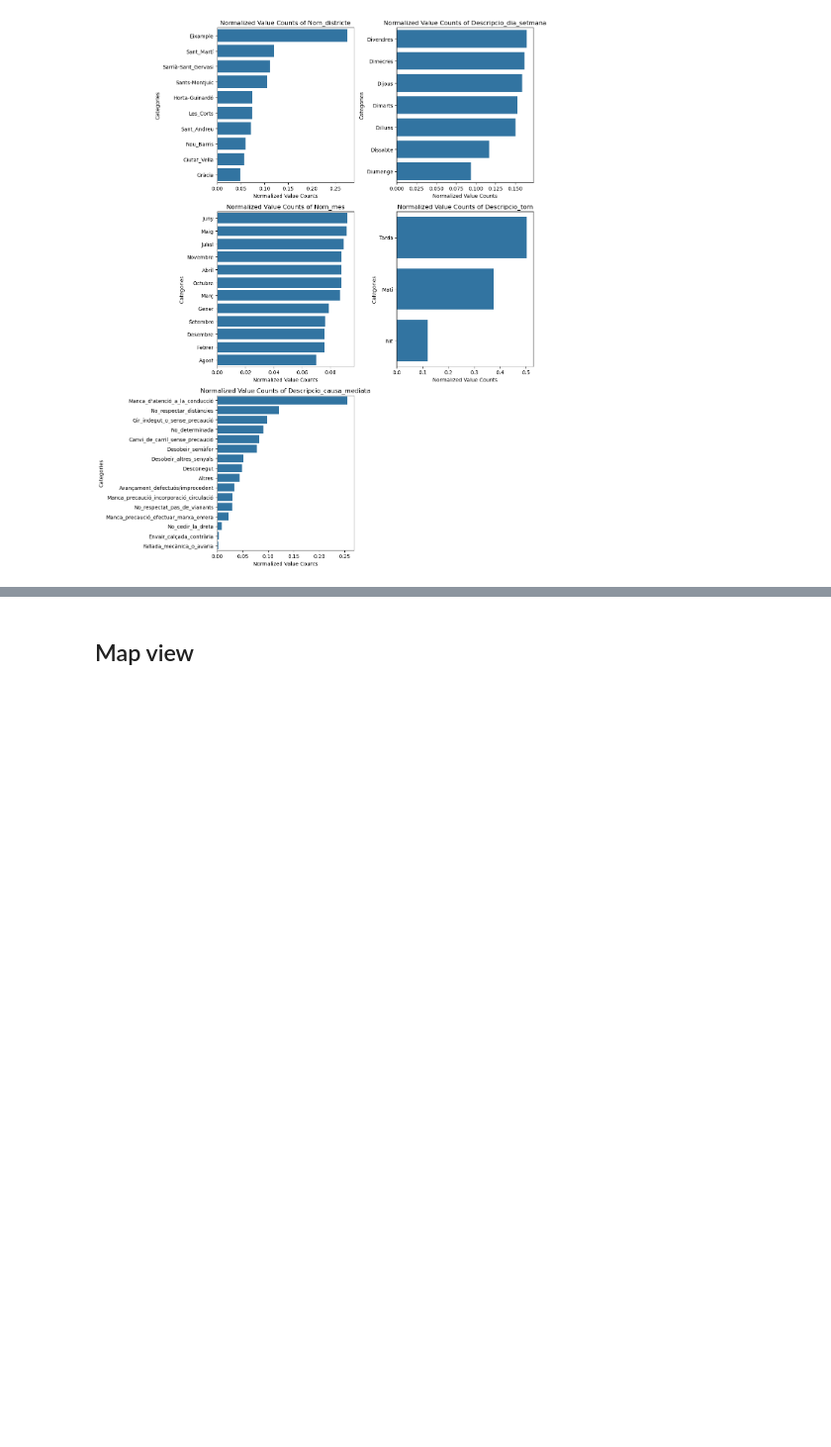
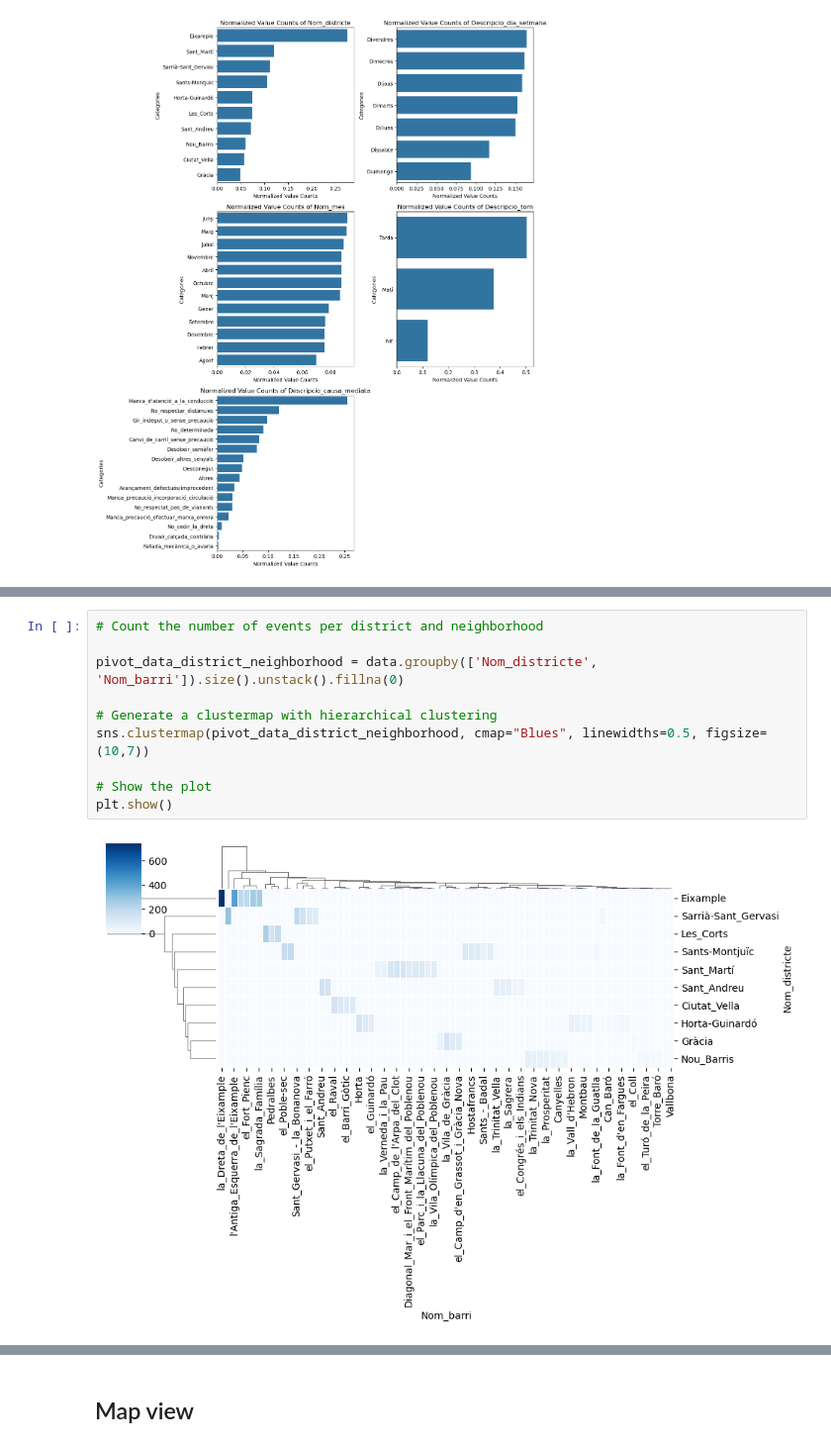
Before and after one commit to ezemriv/Barcelona-Traffic-Accident-Forecasting, a Jupyter notebook: data_preprocessing_and_modeling.ipynb, the cells around one changed output, grey strips where cells are left out. Shown at 99% size. Cells and saved outputs as stored; diff of their text form; blank space fills up the shorter version.

```diff
--- a/data_preprocessing_and_modeling.ipynb
+++ b/data_preprocessing_and_modeling.ipynb
@@ -164,0 +150,12 @@ Name: proportion, Length: 1908, dtype: float64
+# %%
+# Count the number of events per district and neighborhood
+
+pivot_data_district_neighborhood = data.groupby(['Nom_districte', 'Nom_barri']).size().unstack().fillna(0)
+
+# Generate a clustermap with hierarchical clustering
+sns.clustermap(pivot_data_district_neighborhood, cmap="Blues", linewidths=0.5, figsize=(10,7))
+
+# Show the plot
+plt.show()
+# %% [output]
+[figure, added]
```
Also changed, not shown: parts of 12 cells of this notebook.
